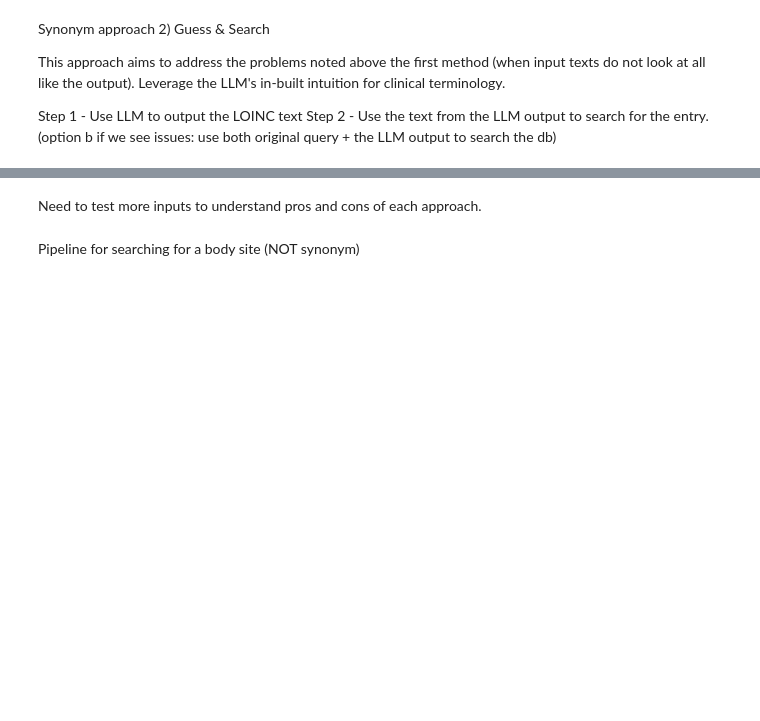
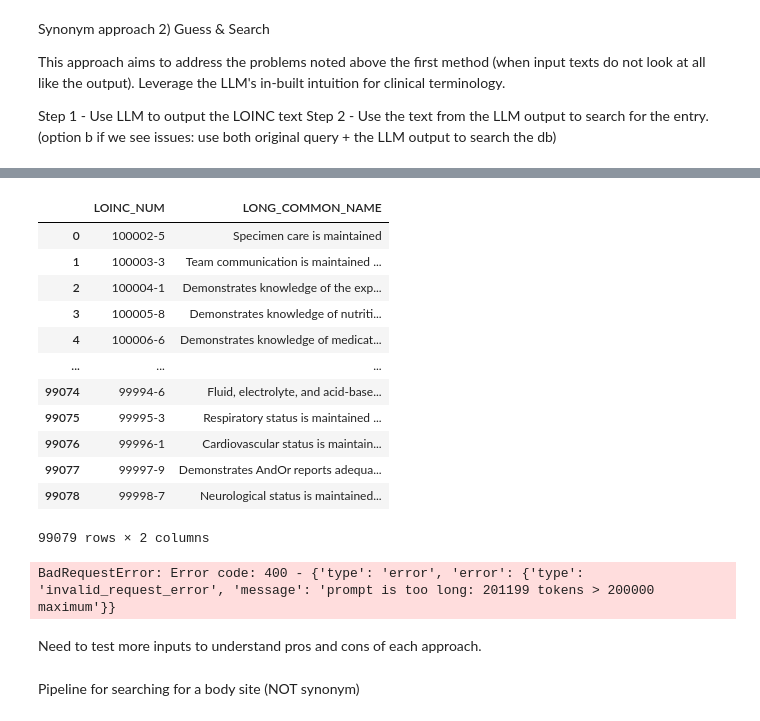
Before and after one commit to OpenFn/apollo, a Jupyter notebook: services/vocab_mapper/vocab_mapping_pipeline.ipynb, the cells around one changed output, grey strips where cells are left out. Saved outputs shown, nothing was run; the diff lists cells and outputs as text; code cells hidden in the pictures; blank space fills up the shorter version.

```diff
--- a/services/vocab_mapper/vocab_mapping_pipeline.ipynb
+++ b/services/vocab_mapper/vocab_mapping_pipeline.ipynb
@@ -229,0 +461,16 @@ LLM guess for the CT: Malaria rapid diagnostic test
+# %%
+df_trim
+# %% [output]
+|  | LOINC_NUM | LONG_COMMON_NAME |
+| 0 | 100002-5 | Specimen care is maintained |
+| 1 | 100003-3 | Team communication is maintained ... |
+| 2 | 100004-1 | Demonstrates knowledge of the exp... |
+| 3 | 100005-8 | Demonstrates knowledge of nutriti... |
+| 4 | 100006-6 | Demonstrates knowledge of medicat... |
+| ... | ... | ... |
+| 99074 | 99994-6 | Fluid, electrolyte, and acid-base... |
+| 99075 | 99995-3 | Respiratory status is maintained ... |
+| 99076 | 99996-1 | Cardiovascular status is maintain... |
+| 99077 | 99997-9 | Demonstrates AndOr reports adequa... |
+| 99078 | 99998-7 | Neurological status is maintained... |
+99079 rows × 2 columns
@@ -230,2 +560,11 @@ LLM guess for the CT: Malaria rapid diagnostic test
+# %%
+results = []
+for field, gold_label in zip(fields, gold_labels):
+    result = long_prompt_mapping(field)
+    results.append([field, gold_label, result])
+results_prompt_df = pd.DataFrame(results, columns=["Input field", "Correct answer", "System answer"])
+results_prompt_df.to_csv("results_long_prompt_1220.csv", index=False)
+# %% [output]
+BadRequestError: Error code: 400 - {'type': 'error', 'error': {'type': 'invalid_request_error', 'message': 'prompt is too long: 201199 tokens > 200000 maximum'}}
 # %% [markdown]
 Need to test more inputs to understand pros and cons of each approach.
```
Also changed, not shown: parts of 41 cells of this notebook, 1 other file.
